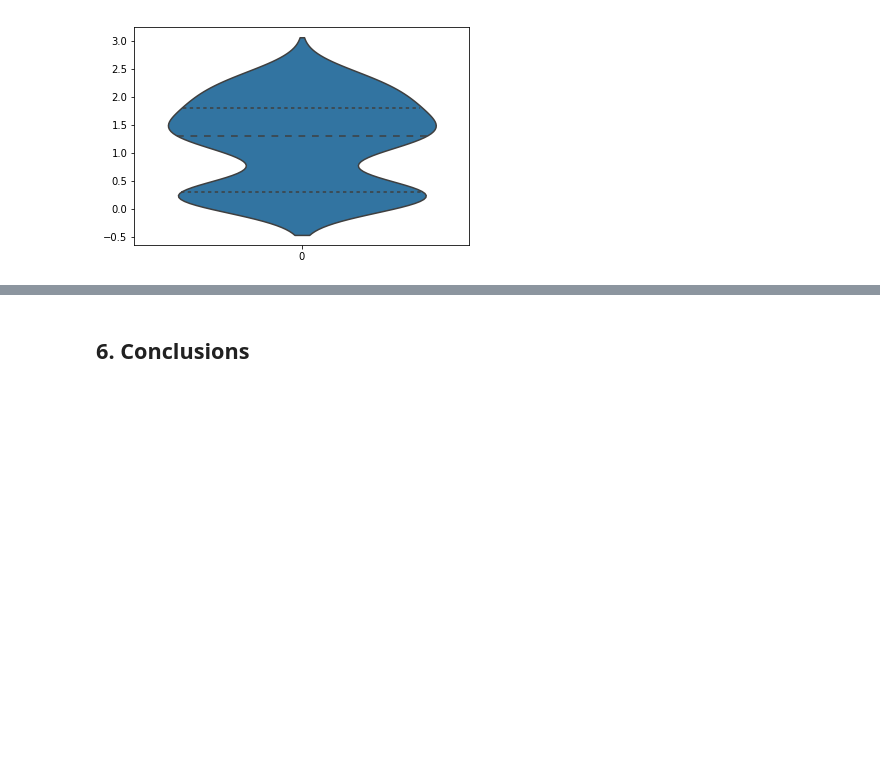
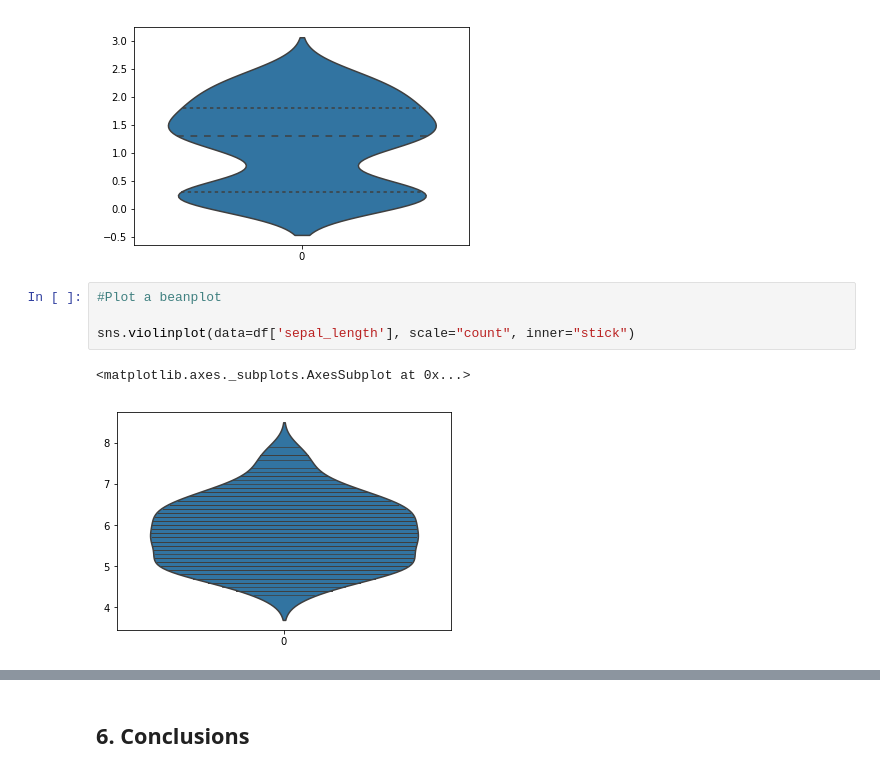
Before and after one commit to G00364756/52446---Fundamentals-of-Data-Analysis---Project, a Jupyter notebook: AOC_G00364756_52466---Fundamentals of Data Analysis---Project 2018.ipynb, the cells around one changed output, grey strips where cells are left out. Cells and saved outputs as stored; diff of their text form; blank space fills up the shorter version.

```diff
--- a/AOC_G00364756_52466---Fundamentals of Data Analysis---Project 2018.ipynb
+++ b/AOC_G00364756_52466---Fundamentals of Data Analysis---Project 2018.ipynb
@@ -162,3 +162,10 @@ sns.violinplot(data=df['petal_width'], inner="quart")
 # %% [output]
 <matplotlib.axes._subplots.AxesSubplot at 0x...>
 [figure]
+# %%
+#Plot a beanplot
+
+sns.violinplot(data=df['sepal_length'], scale="count", inner="stick")
+# %% [output]
+<matplotlib.axes._subplots.AxesSubplot at 0x...>
+[figure, added]
```
Also changed, not shown: parts of 3 cells of this notebook.
